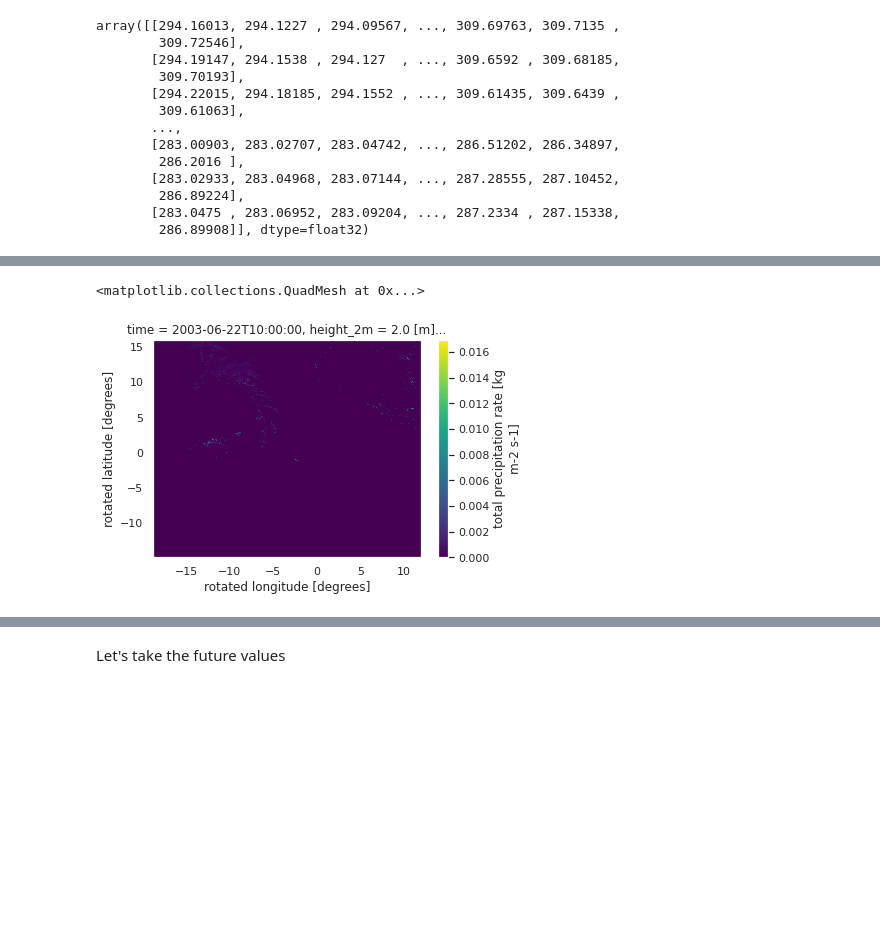
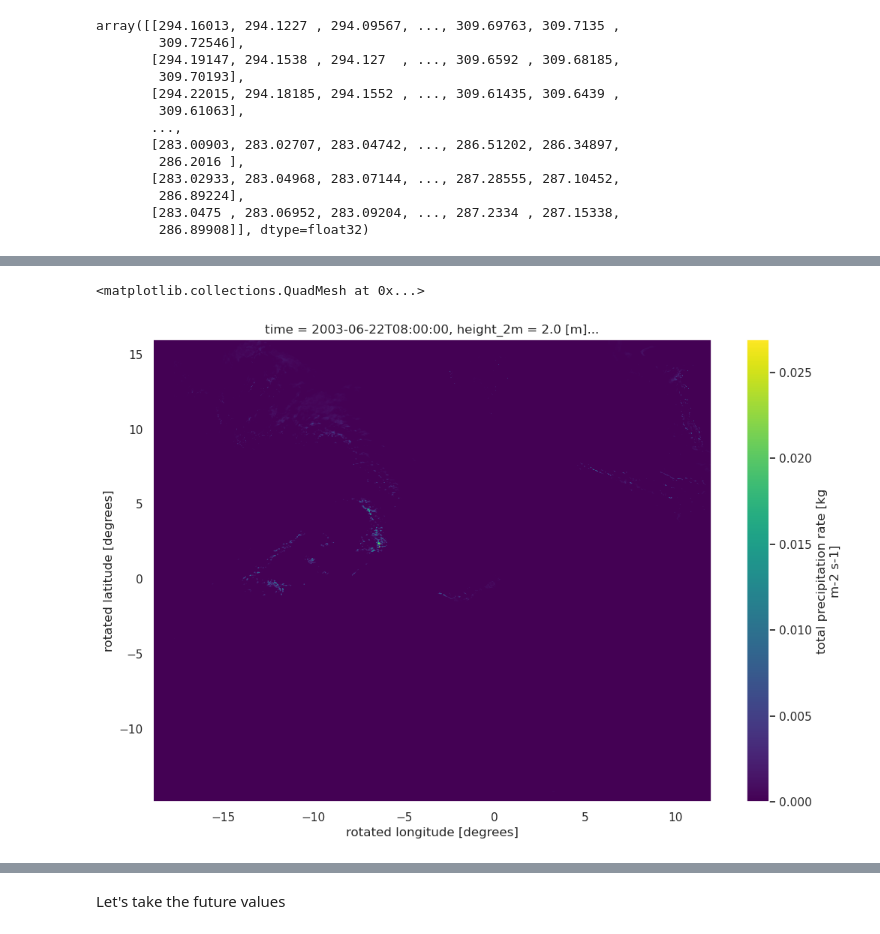
Before and after one commit to mxrinebtr/PRE_Downscaling, a Jupyter notebook: dev/Metrics.ipynb, the cells around one changed output, grey strips where cells are left out. Cells and saved outputs as stored; diff of their text form; code cells hidden in the pictures; blank space fills up the shorter version.

```diff
--- a/dev/Metrics.ipynb
+++ b/dev/Metrics.ipynb
@@ -113,8 +113,8 @@ lon_bnd = [-4, 5]
 # %%
-day_2km.TOT_PR.isel(time = 10).plot()
+day_2km.TOT_PR.isel(time = 8).plot()
 # %% [output]
 <matplotlib.collections.QuadMesh at 0x...>
-[figure, old version]
+[figure, new version]
 # %%
 day_2km.T_2M.sel(rlon=slice(*lon_bnd), rlat=slice(*lat_bnd)).isel(time = 13).plot(vmin = 263, vmax = 323)
 # %% [output]
```
Also changed, not shown: parts of 6 cells of this notebook, 2 other files.
